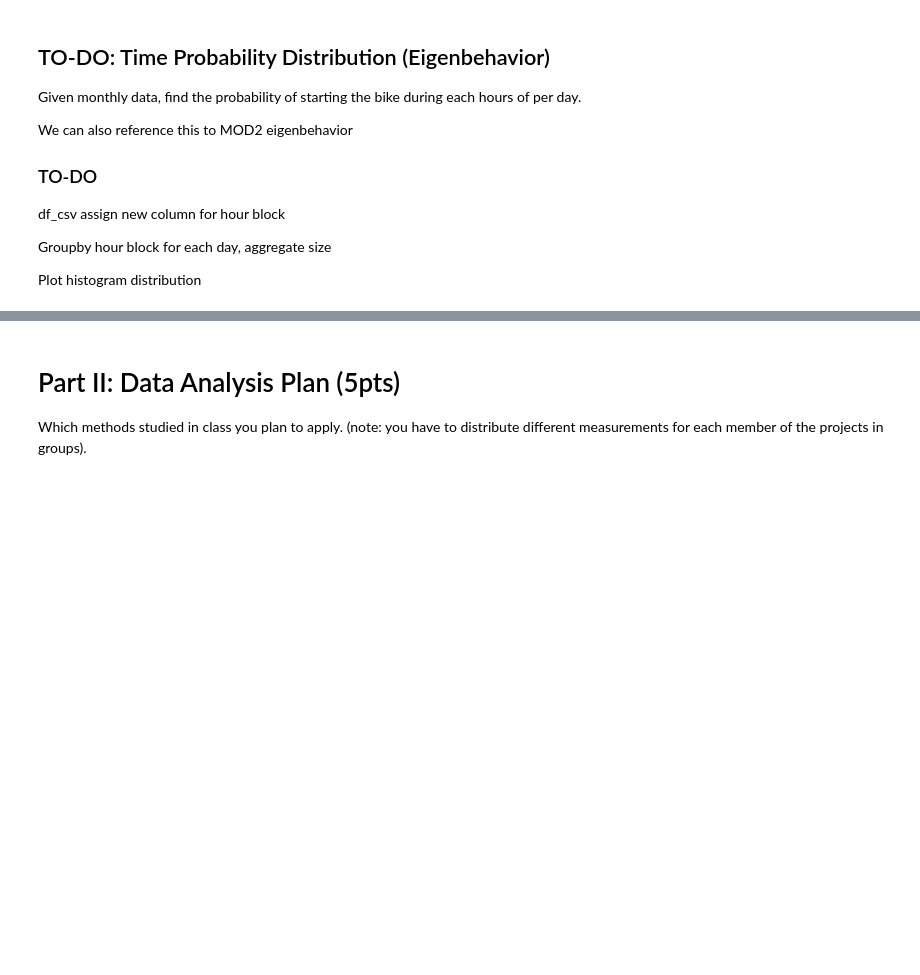
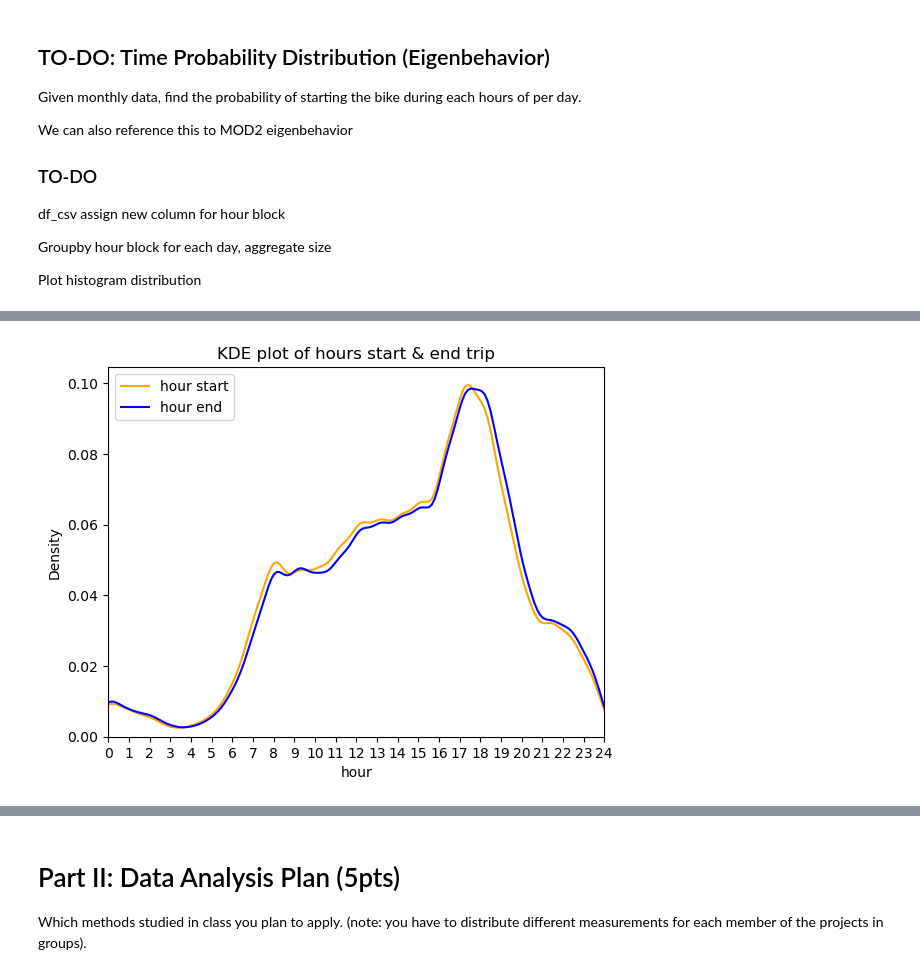
Before and after one commit to 6shun/Lyft-BayWheel, a Jupyter notebook: CE263_Project.ipynb, the cells around one changed output, grey strips where cells are left out. Cells and saved outputs as stored; diff of their text form; code cells hidden in the pictures; blank space fills up the shorter version.

```diff
--- a/CE263_Project.ipynb
+++ b/CE263_Project.ipynb
@@ -520,0 +566,28 @@ Plot histogram distribution
+# %%
+# Get hour started, hour ended data
+hour_started = []
+hour_ended = []
+for i, value in enumerate(data['started_at']):
+    hour_started.append(data['started_at'][i].hour+data['started_at'][i].hour/60)
+    hour_ended.append(data['ended_at'][i].hour+data['ended_at'][i].hour/60)
+
+hour_started_avg = np.round(np.mean(hour_started),1)
+hour_ended_avg = np.round(np.mean(hour_ended),1)
+
+hour_started = np.round(hour_started,1)
+hour_ended = np.round(hour_ended,1)
+# %%
+import seaborn as sns
+fig = plt.figure()
+sns.kdeplot(data=hour_started,color='orange', label='hour start', bw_adjust=1.2)
+#plt.vlines(hour_started_avg, ymin=0, ymax=0.1, color='', linestyles='dashed') no point
+sns.kdeplot(data=hour_ended,color='blue', label = 'hour end', bw_adjust=1.2)
+plt.xlabel('hour')
+plt.title('KDE plot of hours start & end trip')
+plt.xticks(linspace(0,24,25))
+plt.xlim(0,24)
+plt.legend()
+plt.savefig('output/hour-start-end-kde.png')
+plt.show()
+# %% [output]
+[figure, added]
```
Also changed, not shown: parts of 26 cells of this notebook, 10 other files.
